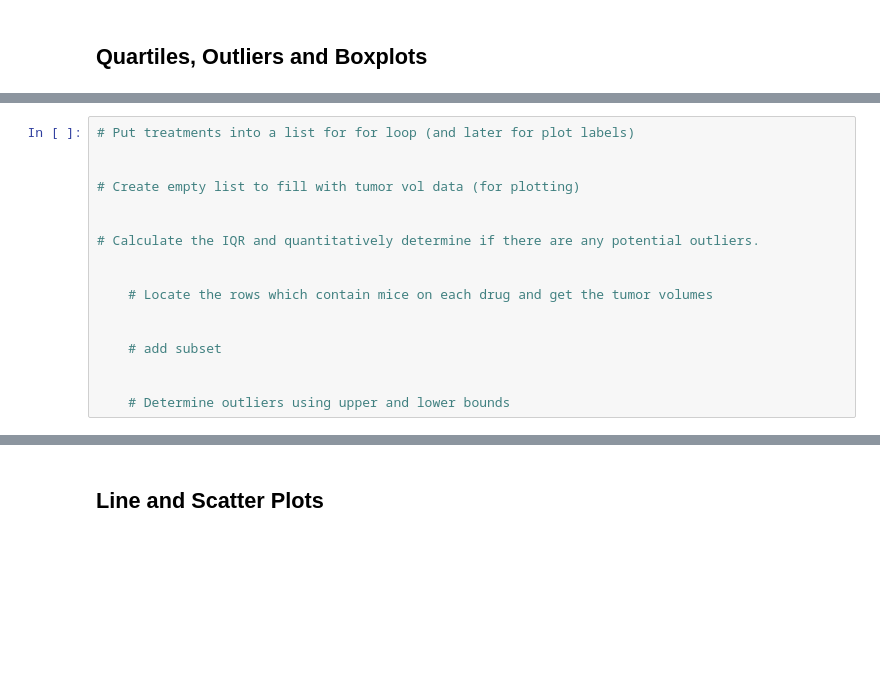
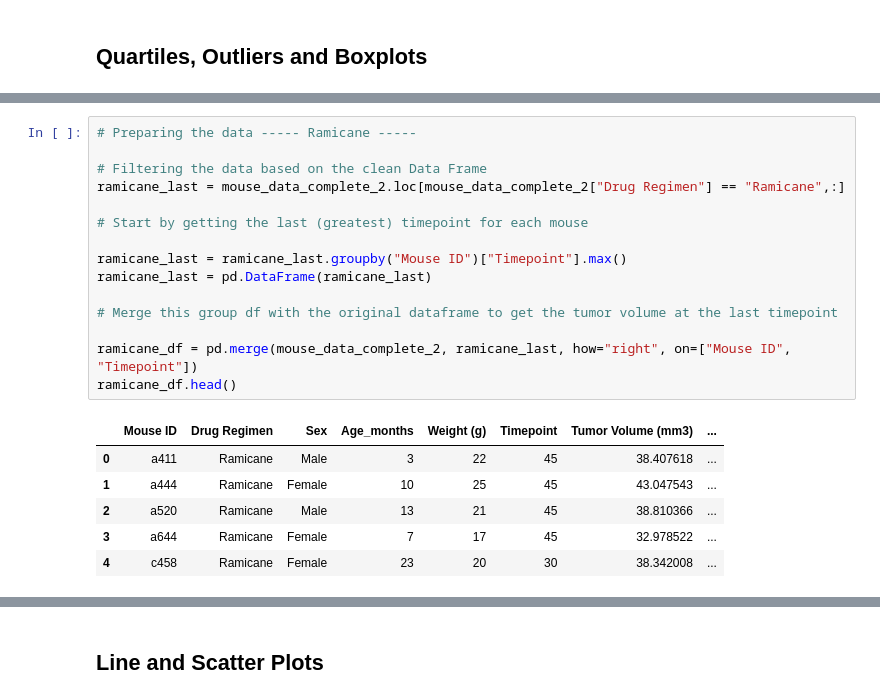
Before and after one commit to cheibergam/matplotlib-challenge, a Jupyter notebook: Pymaceuticals/pymaceuticals_starter.ipynb, the cells around one changed output, grey strips where cells are left out. Cells and saved outputs as stored; diff of their text form; blank space fills up the shorter version.

```diff
--- a/Pymaceuticals/pymaceuticals_starter.ipynb
+++ b/Pymaceuticals/pymaceuticals_starter.ipynb
@@ -210,17 +227,22 @@ plt.show()
-# %%
-# Put treatments into a list for for loop (and later for plot labels)
-
-
-# Create empty list to fill with tumor vol data (for plotting)
-
-
-# Calculate the IQR and quantitatively determine if there are any potential outliers.
-
-
-    # Locate the rows which contain mice on each drug and get the tumor volumes
-
-
-    # add subset
-
-
-    # Determine outliers using upper and lower bounds
+# %%
+# Preparing the data ----- Ramicane -----
+
+# Filtering the data based on the clean Data Frame
+ramicane_last = mouse_data_complete_2.loc[mouse_data_complete_2["Drug Regimen"] == "Ramicane",:]
+
+# Start by getting the last (greatest) timepoint for each mouse
+
+ramicane_last = ramicane_last.groupby("Mouse ID")["Timepoint"].max()
+ramicane_last = pd.DataFrame(ramicane_last)
+
+# Merge this group df with the original dataframe to get the tumor volume at the last timepoint
+
+ramicane_df = pd.merge(mouse_data_complete_2, ramicane_last, how="right", on=["Mouse ID", "Timepoint"])
+ramicane_df.head()
+# %% [output]
+|  | Mouse ID | Drug Regimen | Sex | Age_months | Weight (g) | Timepoint | Tumor Volume (mm3) | ... |
+| 0 | a411 | Ramicane | Male | 3 | 22 | 45 | 38.407618 | ... |
+| 1 | a444 | Ramicane | Female | 10 | 25 | 45 | 43.047543 | ... |
+| 2 | a520 | Ramicane | Male | 13 | 21 | 45 | 38.810366 | ... |
+| 3 | a644 | Ramicane | Female | 7 | 17 | 45 | 32.978522 | ... |
+| 4 | c458 | Ramicane | Female | 23 | 20 | 30 | 38.342008 | ... |
```
Also changed, not shown: parts of 8 cells of this notebook.
